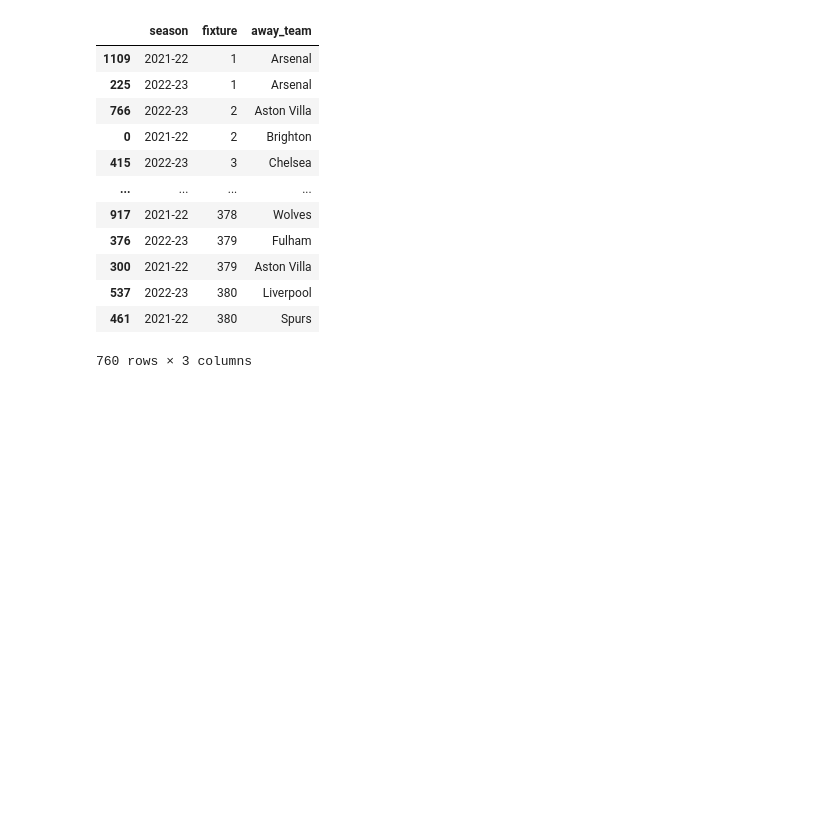
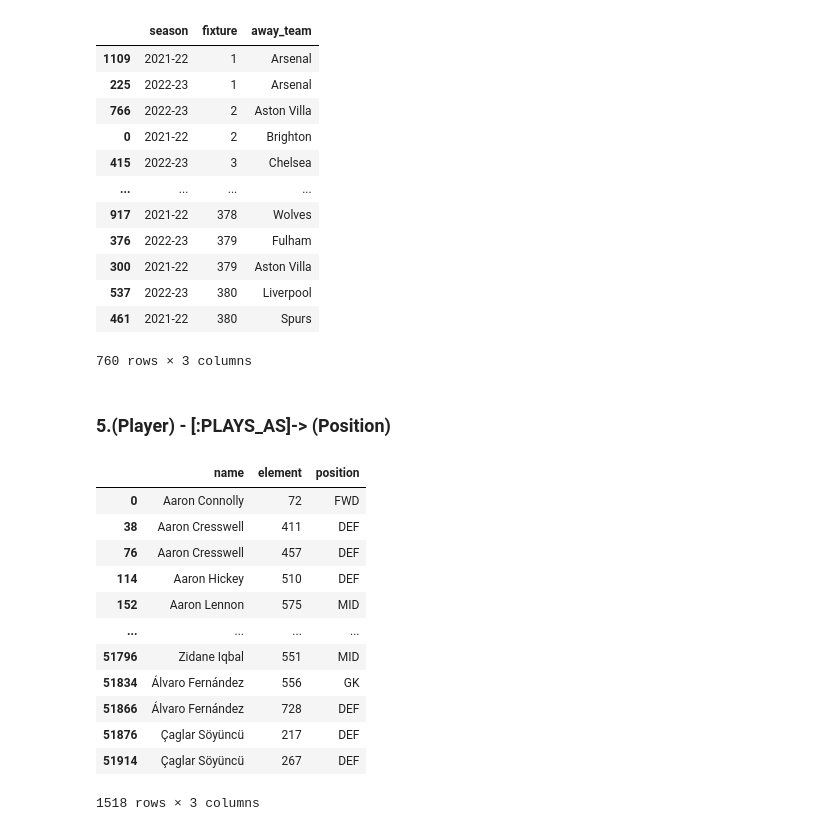
Before and after one commit to omarabushanab/FPL-Predictive-Model, a Jupyter notebook: MS2/FPL/ms2.ipynb, the cells around one changed output. Drawn from its saved outputs; the diff is of its cells as text; code cells hidden in the pictures; blank space fills up the shorter version.

Commit message:
Fixed variable names

```diff
--- a/MS2/FPL/ms2.ipynb
+++ b/MS2/FPL/ms2.ipynb
@@ -329,3 +329,5 @@ away_team
 with driver.session() as session:
     for _, row in away_team.iterrows():
         session.execute_write(GwHasAwayTeam, row["season"],row['fixture'], row["away_team"])
+# %% [markdown]
+### 5.(Player) - [:PLAYS_AS]-> (Position)
@@ -332,2 +342,19 @@ with driver.session() as session:
+# %%
+playerPositions = df[['name' ,'element' , 'position']].drop_duplicates()
+playerPositions
+# %% [output]
+|  | name | element | position |
+| 0 | Aaron Connolly | 72 | FWD |
+| 38 | Aaron Cresswell | 411 | DEF |
+| 76 | Aaron Cresswell | 457 | DEF |
+| 114 | Aaron Hickey | 510 | DEF |
+| 152 | Aaron Lennon | 575 | MID |
+| ... | ... | ... | ... |
+| 51796 | Zidane Iqbal | 551 | MID |
+| 51834 | Álvaro Fernández | 556 | GK |
+| 51866 | Álvaro Fernández | 728 | DEF |
+| 51876 | Çaglar Söyüncü | 217 | DEF |
+| 51914 | Çaglar Söyüncü | 267 | DEF |
+1518 rows × 3 columns
 # %%
 driver.close()
```
Also changed, not shown: parts of 3 cells of this notebook.
